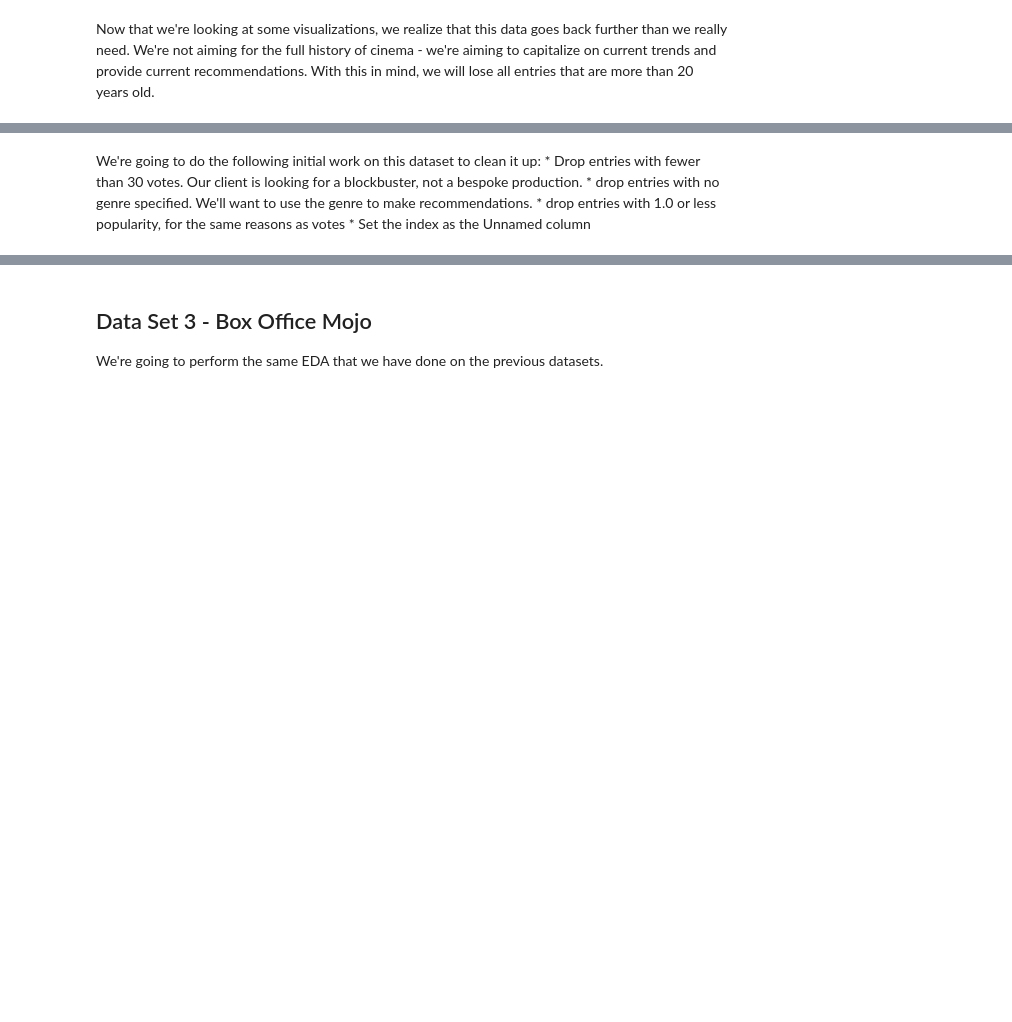
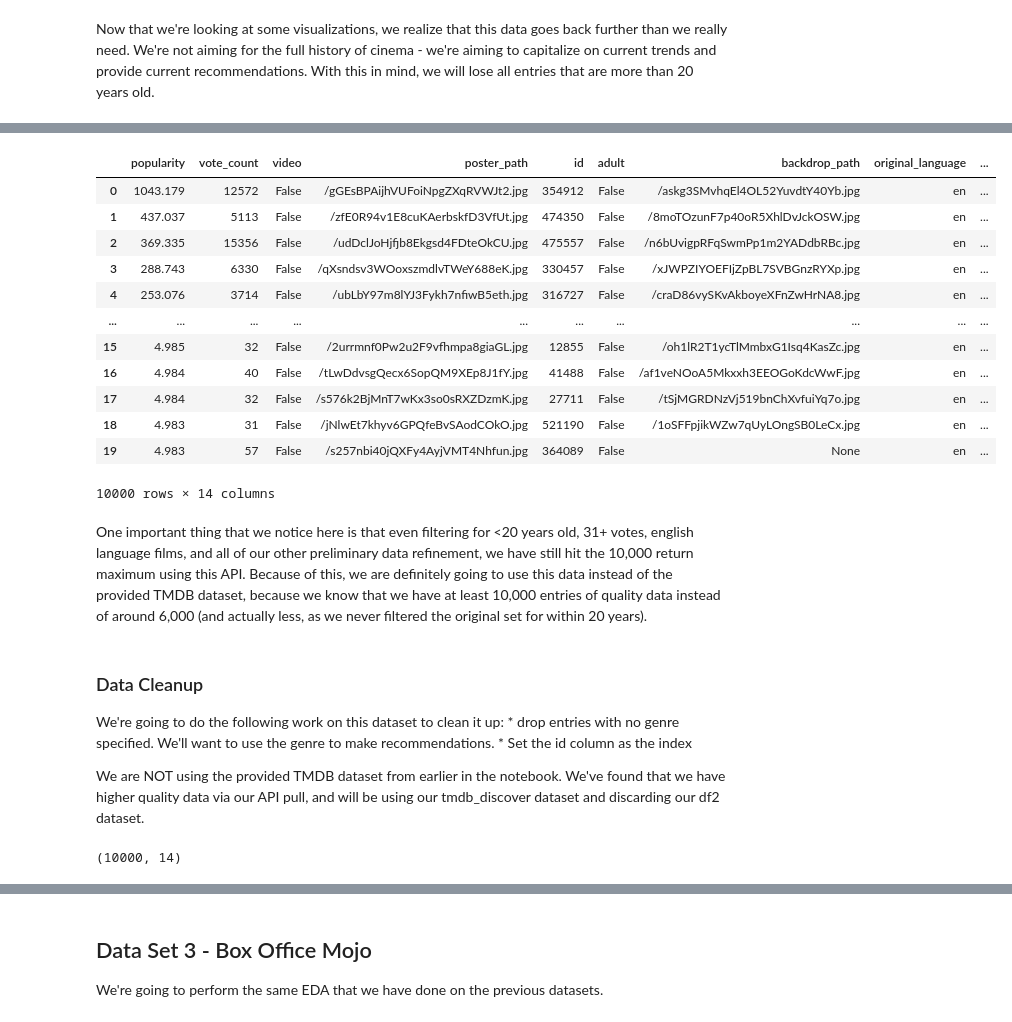
Before and after one commit to threnjen/dsc-mod-1-project-v2-1-online-ds-sp-000, a Jupyter notebook: student.ipynb, the cells around one changed output, grey strips where cells are left out. Saved outputs shown, nothing was run; the diff lists cells and outputs as text; code cells hidden in the pictures; blank space fills up the shorter version.

Commit message:
Performing API calls from TMDB in a new notebook. Further cleaning and organization on primary notebook

```diff
--- a/student.ipynb
+++ b/student.ipynb
@@ -265,0 +429,8 @@ temp.head()
+# %%
+# opening up our Discover dataset
+
+f = open('api_data/tmdb_movies.json', encoding='utf-8')
+discover = json.load(f)
+type(discover)
+
+type(discover) # we've loaded our Discover dataset and it's a dictionary
@@ -266,6 +471,39 @@ temp.head()
+# %%
+tmdb_discover = pd.DataFrame() #start by making an empty dataframe to hold our results
+
+# loop through each page of our response JSON, make it into a dataframe, and concatenate onto our big dataframe
+for x in discover:
+    df = pd.DataFrame.from_dict(discover[x]['results'])
+    tmdb_discover = pd.concat([tmdb_discover, df])
+
+tmdb_discover #finished dataframe with all 10,000 entries
+# %% [output]
+|  | popularity | vote_count | video | poster_path | id | adult | backdrop_path | original_language | ... |
+| 0 | 1043.179 | 12572 | False | /gGEsBPAijhVUFoiNpgZXqRVWJt2.jpg | 354912 | False | /askg3SMvhqEl4OL52YuvdtY40Yb.jpg | en | ... |
+| 1 | 437.037 | 5113 | False | /zfE0R94v1E8cuKAerbskfD3VfUt.jpg | 474350 | False | /8moTOzunF7p40oR5XhlDvJckOSW.jpg | en | ... |
+| 2 | 369.335 | 15356 | False | /udDclJoHjfjb8Ekgsd4FDteOkCU.jpg | 475557 | False | /n6bUvigpRFqSwmPp1m2YADdbRBc.jpg | en | ... |
+| 3 | 288.743 | 6330 | False | /qXsndsv3WOoxszmdlvTWeY688eK.jpg | 330457 | False | /xJWPZIYOEFIjZpBL7SVBGnzRYXp.jpg | en | ... |
+| 4 | 253.076 | 3714 | False | /ubLbY97m8lYJ3Fykh7nfiwB5eth.jpg | 316727 | False | /craD86vySKvAkboyeXFnZwHrNA8.jpg | en | ... |
+| ... | ... | ... | ... | ... | ... | ... | ... | ... | ... |
+| 15 | 4.985 | 32 | False | /2urrmnf0Pw2u2F9vfhmpa8giaGL.jpg | 12855 | False | /oh1lR2T1ycTlMmbxG1Isq4KasZc.jpg | en | ... |
+| 16 | 4.984 | 40 | False | /tLwDdvsgQecx6SopQM9XEp8J1fY.jpg | 41488 | False | /af1veNOoA5Mkxxh3EEOGoKdcWwF.jpg | en | ... |
+| 17 | 4.984 | 32 | False | /s576k2BjMnT7wKx3so0sRXZDzmK.jpg | 27711 | False | /tSjMGRDNzVj519bnChXvfuiYq7o.jpg | en | ... |
+| 18 | 4.983 | 31 | False | /jNlwEt7khyv6GPQfeBvSAodCOkO.jpg | 521190 | False | /1oSFFpjikWZw7qUyLOngSB0LeCx.jpg | en | ... |
+| 19 | 4.983 | 57 | False | /s257nbi40jQXFy4AyjVMT4Nhfun.jpg | 364089 | False | None | en | ... |
+10000 rows × 14 columns
+# %% [markdown]
+One important thing that we notice here is that even filtering for <20 years old, 31+ votes, english language films, and all of our other preliminary data refinement, we have still hit the 10,000 return maximum using this API. Because of this, we are definitely going to use this data instead of the provided TMDB dataset, because we know that we have at least 10,000 entries of quality data instead of around 6,000 (and actually less, as we never filtered the original set for within 20 years).
 # %% [markdown]
-We're going to do the following initial work on this dataset to clean it up:
-    * Drop entries with fewer than 30 votes. Our client is looking for a blockbuster, not a bespoke production.
+### Data Cleanup
+
+We're going to do the following work on this dataset to clean it up:
     * drop entries with no genre specified. We'll want to use the genre to make recommendations.
-    * drop entries with 1.0 or less popularity, for the same reasons as votes
-    * Set the index as the Unnamed column
+    * Set the id column as the index
+
+
+We are NOT using the provided TMDB dataset from earlier in the notebook. We've found that we have higher quality data via our API pull, and will be using our tmdb_discover dataset and discarding our df2 dataset.
+# %%
+tmdb_discover.shape
+# we have 10,000 entries which is the maximum that can be pulled via the API
+# %% [output]
+(10000, 14)
```
Also changed, not shown: parts of 74 cells of this notebook, 4 other files.
